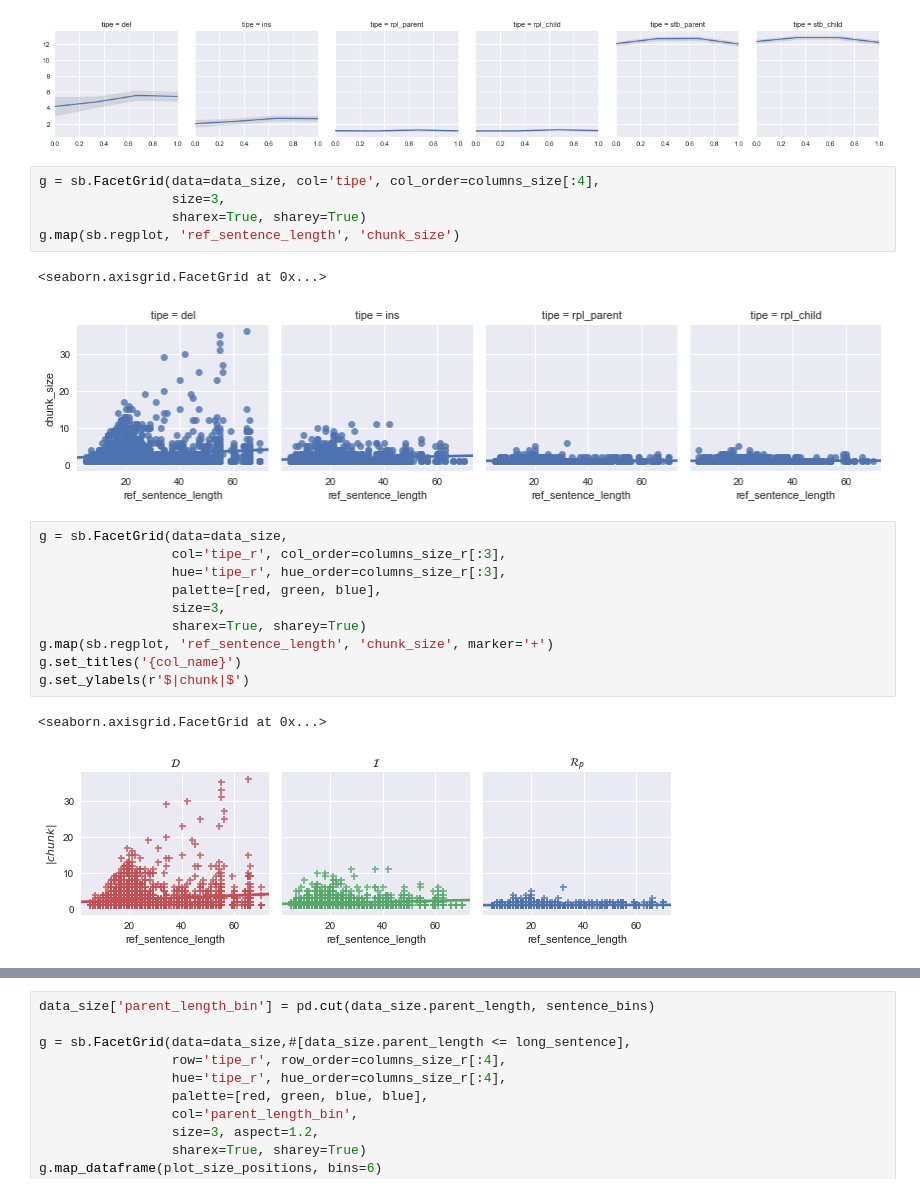
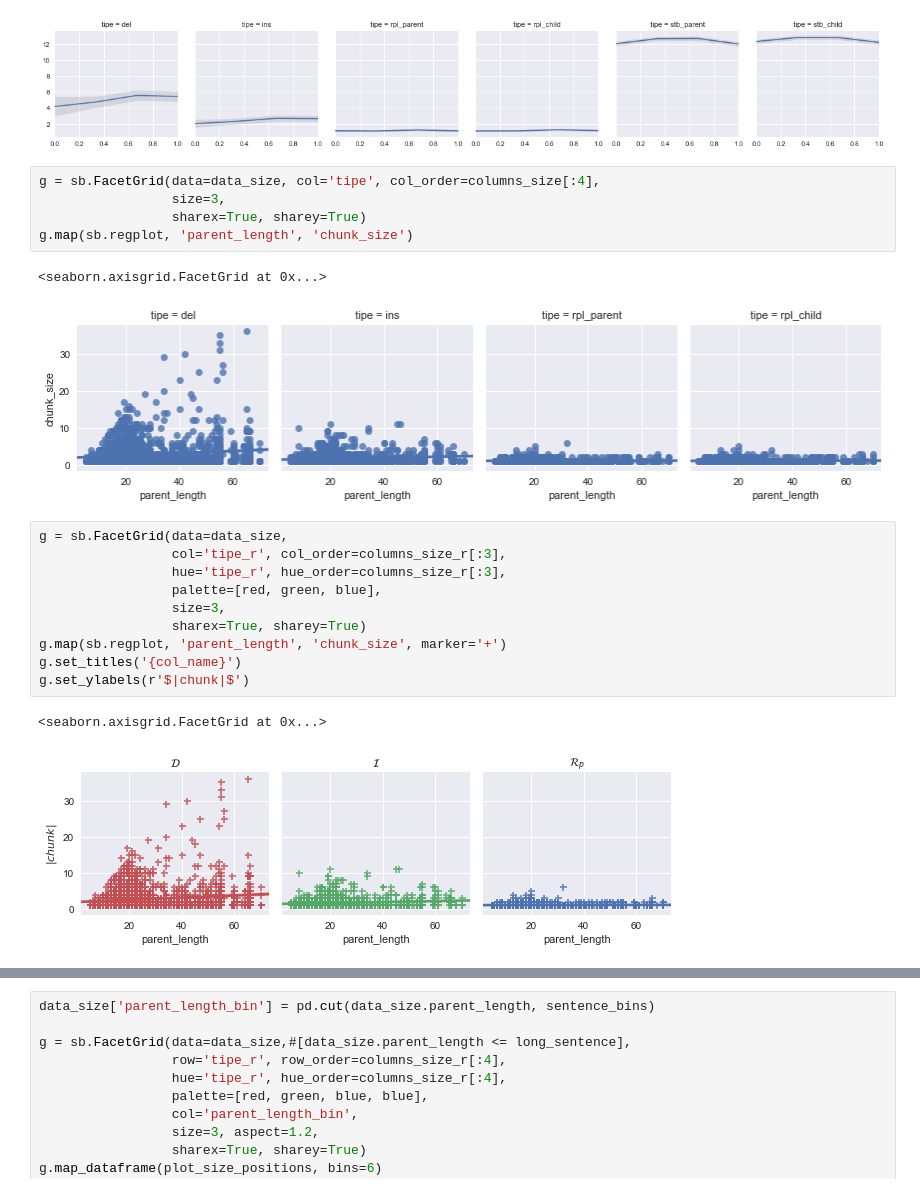
Before and after one commit to interpretation-experiment/analysis, a Jupyter notebook: notebooks/exp_3/model_exploration.ipynb, the cells around one changed output, grey strips where cells are left out. Drawn from its saved outputs; the diff is of its cells as text.

Commit message:
feat/model: check chunk size regression values

```diff
--- a/notebooks/exp_3/model_exploration.ipynb
+++ b/notebooks/exp_3/model_exploration.ipynb
@@ -951,11 +952,11 @@ g.map_dataframe(plot_size_positions, bins=4)
 # %%
 g = sb.FacetGrid(data=data_size, col='tipe', col_order=columns_size[:4],
                  size=3,
                  sharex=True, sharey=True)
-g.map(sb.regplot, 'ref_sentence_length', 'chunk_size')
+g.map(sb.regplot, 'parent_length', 'chunk_size')
 # %% [output]
 <seaborn.axisgrid.FacetGrid at 0x...>
-[figure, old version]
+[figure, new version]
 # %%
 g = sb.FacetGrid(data=data_size,
                  col='tipe_r', col_order=columns_size_r[:3],
@@ -963,9 +964,9 @@ g = sb.FacetGrid(data=data_size,
                  palette=[red, green, blue],
                  size=3,
                  sharex=True, sharey=True)
-g.map(sb.regplot, 'ref_sentence_length', 'chunk_size', marker='+')
+g.map(sb.regplot, 'parent_length', 'chunk_size', marker='+')
 g.set_titles('{col_name}')
 g.set_ylabels(r'$|chunk|$')
 # %% [output]
 <seaborn.axisgrid.FacetGrid at 0x...>
-[figure, old version]
+[figure, new version]
```
Also changed, not shown: parts of 4 cells of this notebook.
